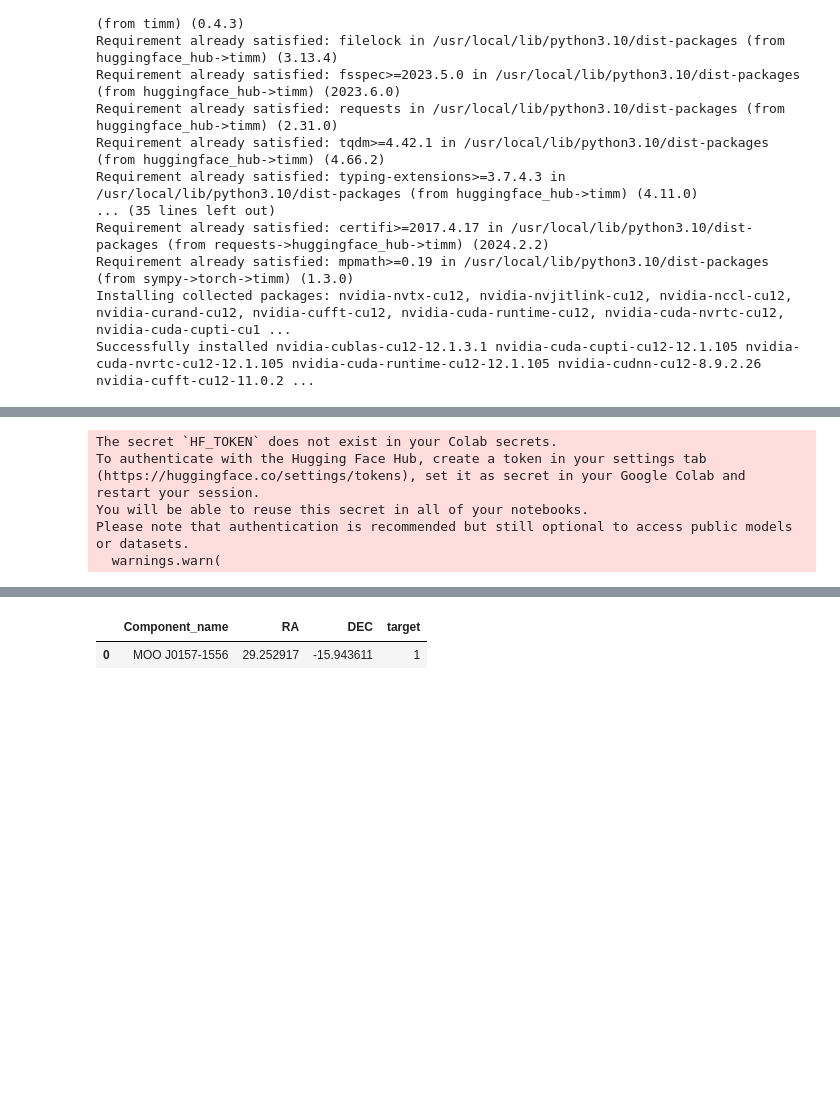
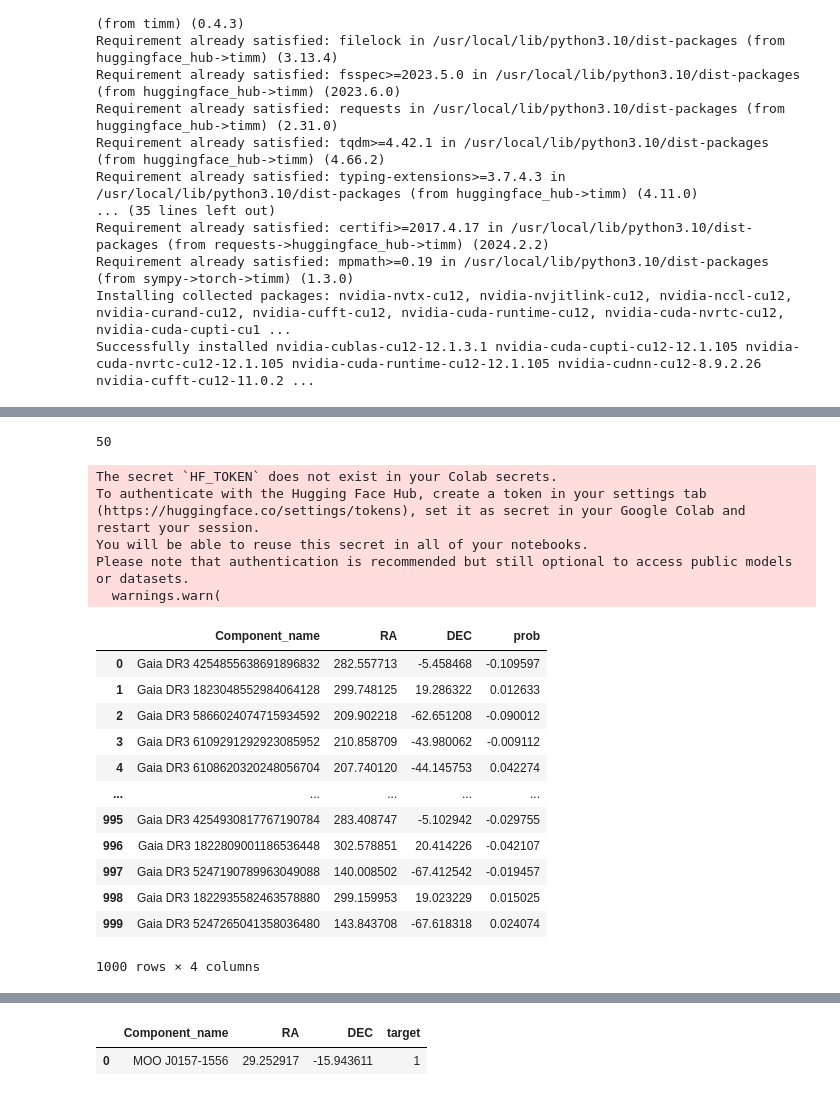
Before and after one commit to pelancha/galaxyHackers, a Jupyter notebook: notebooks/data.ipynb, the cells around one changed output, grey strips where cells are left out. Saved outputs shown, nothing was run; the diff lists cells and outputs as text; code cells hidden in the pictures; blank space fills up the shorter version.

```diff
--- a/notebooks/data.ipynb
+++ b/notebooks/data.ipynb
@@ -688,3 +690,8 @@ import timm
+# %%
+legacy_for_img.grab_cutouts(target_file=data_gaia, output_dir=dire,
+                                          survey='unwise-neo7', imgsize_pix = 224*8, file_format='jpg' )
+# %% [output]
+50
 # %%
 df = test_dr5
 # %%
@@ -727,6 +734,26 @@ clust = df[df.target==1].reset_index(drop=True)
 clust['prob'] = predict_folder('/content/data/Data224/test_dr5/1', device=device)
 rand = df[df.target==0].reset_index(drop=True)
 rand['prob'] = predict_folder('/content/data/Data224/test_dr5/0', device=device)
+# %%
+gaia = data_gaia
+# %%
+gaia['prob'] =  predict_folder('/content/data/Data224/test_gaia', device=device)
+# %%
+gaia
+# %% [output]
+|  | Component_name | RA | DEC | prob |
+| 0 | Gaia DR3 4254855638691896832 | 282.557713 | -5.458468 | -0.109597 |
+| 1 | Gaia DR3 1823048552984064128 | 299.748125 | 19.286322 | 0.012633 |
+| 2 | Gaia DR3 5866024074715934592 | 209.902218 | -62.651208 | -0.090012 |
+| 3 | Gaia DR3 6109291292923085952 | 210.858709 | -43.980062 | -0.009112 |
+| 4 | Gaia DR3 6108620320248056704 | 207.740120 | -44.145753 | 0.042274 |
+| ... | ... | ... | ... | ... |
+| 995 | Gaia DR3 4254930817767190784 | 283.408747 | -5.102942 | -0.029755 |
+| 996 | Gaia DR3 1822809001186536448 | 302.578851 | 20.414226 | -0.042107 |
+| 997 | Gaia DR3 5247190789963049088 | 140.008502 | -67.412542 | -0.019457 |
+| 998 | Gaia DR3 1822935582463578880 | 299.159953 | 19.023229 | 0.015025 |
+| 999 | Gaia DR3 5247265041358036480 | 143.843708 | -67.618318 | 0.024074 |
+1000 rows × 4 columns
 # %%
 clust
 # %% [output]
```
Also changed, not shown: parts of 31 cells of this notebook.
